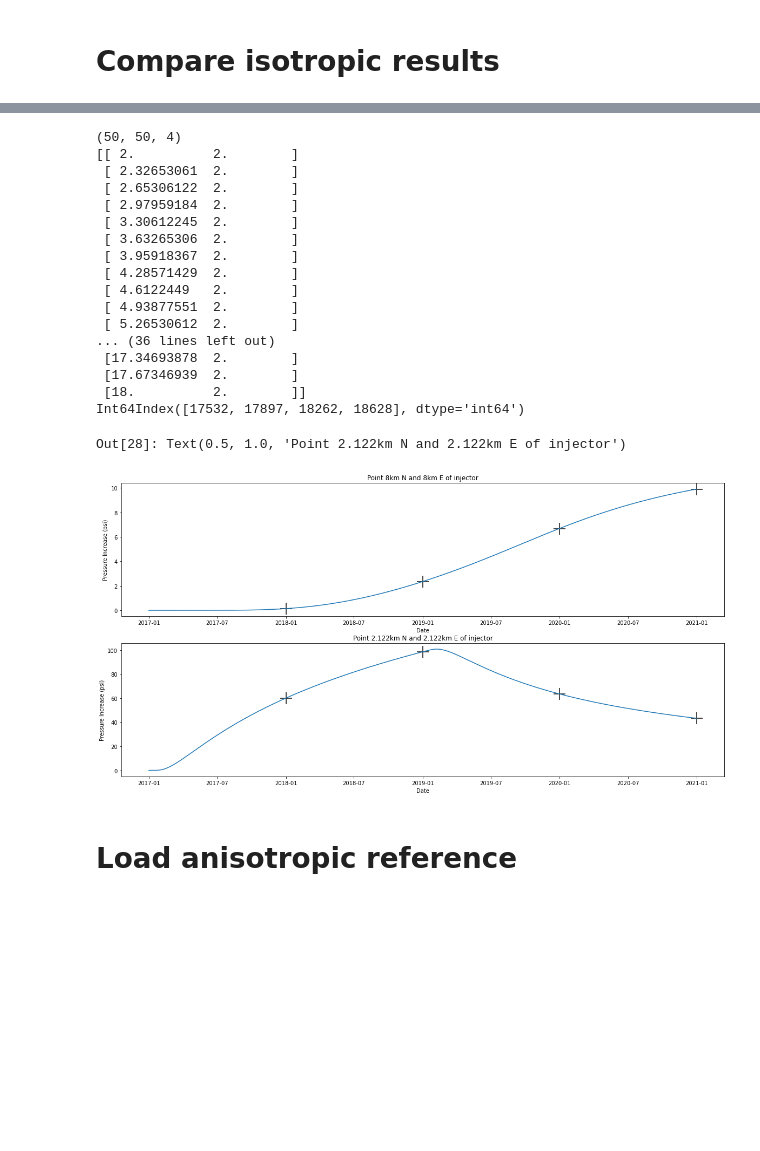
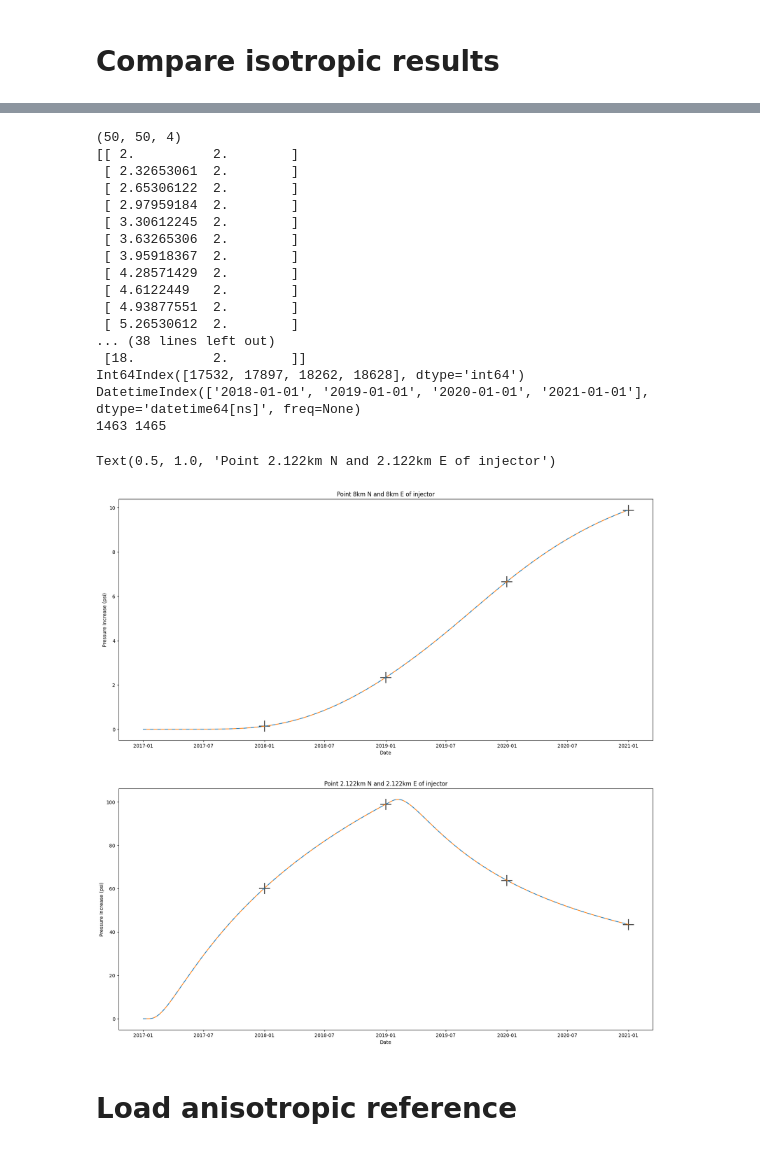
Before and after one commit to ut-beg-texnet/GIST, a Jupyter notebook: src/GISTRegressionTests.ipynb, the cells around one changed output, grey strips where cells are left out. Cells and saved outputs as stored; diff of their text form; code cells hidden in the pictures; blank space fills up the shorter version.

Commit message:
Add files via upload
Updated regression test notebook with better match to FSP results

```diff
--- a/src/GISTRegressionTests.ipynb
+++ b/src/GISTRegressionTests.ipynb
@@ -53,7 +51,7 @@ nRealizations=5
 # %%
 # Load FSP results from Reference directory
 years=[2018,2019,2020,2021]
-refPrefix=gistPath+'/Reference/ConstantInjectionReference'
+refPrefix=gistPath+'/regression/Reference/ConstantInjectionReference'
 refPaths=[]
 for year in years:
   refPaths.append(refPrefix+str(year)+'.csv')
@@ -119,16 +117,15 @@ wells={'ID': 1,
 
 injVec=np.concatenate((np.zeros((1,1)),np.full((731,1),25000.),np.zeros((731,1))))
 IDVec=np.ones((1463,1))
-#dayVec=np.arange(17166,18629,1)
 dateVec=pd.date_range(start='12/31/2016', end='1/1/2021')
 print(len(injVec),len(IDVec),len(dateVec))
 print(dateVec)
-# Get vector of output days
-outDateVec=pd.to_datetime(['1/1/2018','1/1/2019','1/1/2020','1/1/2021'])
-outDayVec=(outDateVec-pd.to_datetime('1/1/1970')).days
+# Get vector of output matlab days
+outRefDateVec=pd.to_datetime(['1/1/2018','1/1/2019','1/1/2020','1/1/2021'])
+outRefDayVec=(outRefDateVec-pd.to_datetime('1/1/1970')).days
 dayVec=(dateVec-pd.to_datetime('1/1/1970')).days.to_numpy()
-print(outDateVec)
-print(outDayVec)
+print(outRefDateVec)
+print(outRefDayVec)
 print(dayVec)
 # %% [output]
 1463 1463 1463
@@ -296,7 +281,9 @@ print(eq1,eq2)
 # Update wellDF with distance to earthquake -
 gistTest.injDT=1.
 wellDF['Distances']=np.sqrt(128.)
-scenarios1,dP1 = gistTest.runPressureScenariosFast(eq1,wellDF,injDF,verbose=0)
+scenario1DF,dP1,wellIDs1,dayVec1 = gistTest.runPressureScenariosTimeSeries(eq1,wellDF,injDF,verbose=2)
+scenario1DFA,dP1A,wellIDs1A,dayVec1A = gistTest.runPressureScenariosTimeSeriesTest(eq1,wellDF,injDF,verbose=2)
 wellDF['Distances']=np.sqrt(2.12244898*2.12244898*2.)
-scenarios2,dP2 = gistTest.runPressureScenariosFast(eq2,wellDF,injDF,verbose=0)
+scenario2DF,dP2,wellIDs2,dayVec2 = gistTest.runPressureScenariosTimeSeries(eq2,wellDF,injDF,verbose=2)
+scenario2DFA,dP2A,wellIDs2A,dayVec2A = gistTest.runPressureScenariosTimeSeriesTest(eq2,wellDF,injDF,verbose=2)
 # %% [output]
@@ -317,7 +307,13 @@ pressureScenariosToDF:  5 5
 # %%
 print(dP1.shape)
+print(dP1A.shape)
 dP1v=dP1.transpose((2,1,0))
 dP2v=dP2.transpose((2,1,0))
 dPv=np.concatenate((dP1v,dP2v),axis=2)
+dP1Av=dP1A.transpose((2,1,0))
+dP2Av=dP2A.transpose((2,1,0))
+dPAv=np.concatenate((dP1Av,dP2Av),axis=2)
+print(scenario2DFA)
+print(scenario2DF)
 # %% [output]
 (1, 5, 1465)
@@ -327,7 +340,9 @@ print(refMatlabNP.shape)
 print(xy[0,:])
 matlab1=refMatlabNP[49,49,:].flatten()
 matlab2=refMatlabNP[18,18,:].flatten()
-print(outDayVec)
+print(outRefDayVec)
+print(outRefDateVec)
+print(len(dateVec),len(dPv[:,0,0]))
 # %% [output]
 (50, 50, 4)
 [[ 2.          2.        ]
@@ -341,26 +356,28 @@ print(outDayVec)
  [ 4.6122449   2.        ]
  [ 4.93877551  2.        ]
  [ 5.26530612  2.        ]
-... (36 lines left out)
- [17.34693878  2.        ]
- [17.67346939  2.        ]
+... (38 lines left out)
  [18.          2.        ]]
 Int64Index([17532, 17897, 18262, 18628], dtype='int64')
+DatetimeIndex(['2018-01-01', '2019-01-01', '2020-01-01', '2021-01-01'], dtype='datetime64[ns]', freq=None)
+1463 1465
 # %%
-f, ax = plt.subplots(2, 1,figsize=(20,10))
-sns.lineplot(x=dateVec,y=dPv[1:1464,0,0],ax=ax[0])
-sns.scatterplot(x=outDateVec,y=matlab1,ax=ax[0], s=500, color=".2", marker="+")
-sns.lineplot(x=dateVec,y=dPv[1:1464,0,1],ax=ax[1])
-sns.scatterplot(x=outDateVec,y=matlab2,ax=ax[1], s=500, color=".2", marker="+")
+f, ax = plt.subplots(2, 1,figsize=(20,20))
+sns.lineplot(x=dateVec,y=dPv[1:-1,0,0],ax=ax[0],linestyle=(0,(5,5)))
+sns.lineplot(x=dateVec,y=dPAv[1:-1,0,0],ax=ax[0],linestyle=(5,(5,5)))
+sns.scatterplot(x=outRefDateVec,y=matlab1,ax=ax[0], s=500, color=".2", marker="+")
+sns.lineplot(x=dateVec,y=dPv[1:-1,0,1],ax=ax[1],linestyle=(0,(5,5)))
+sns.lineplot(x=dateVec,y=dPAv[1:-1,0,1],ax=ax[1],linestyle=(5,(5,5)))
+sns.scatterplot(x=outRefDateVec,y=matlab2,ax=ax[1], s=500, color=".2", marker="+")
 ax[0].set_ylabel('Pressure Increase (psi)')
 ax[0].set_xlabel('Date')
 ax[0].set_title('Point 8km N and 8km E of injector')
 ax[1].set_ylabel('Pressure Increase (psi)')
 ax[1].set_xlabel('Date')
 ax[1].set_title('Point 2.122km N and 2.122km E of injector')
 # %% [output]
-Out[28]: Text(0.5, 1.0, 'Point 2.122km N and 2.122km E of injector')
+Text(0.5, 1.0, 'Point 2.122km N and 2.122km E of injector')
-[figure, old version]
+[figure, new version]
 # %% [markdown]
 # Load anisotropic reference
 # %% [markdown]
```
Also changed, not shown: parts of 9 cells of this notebook.
